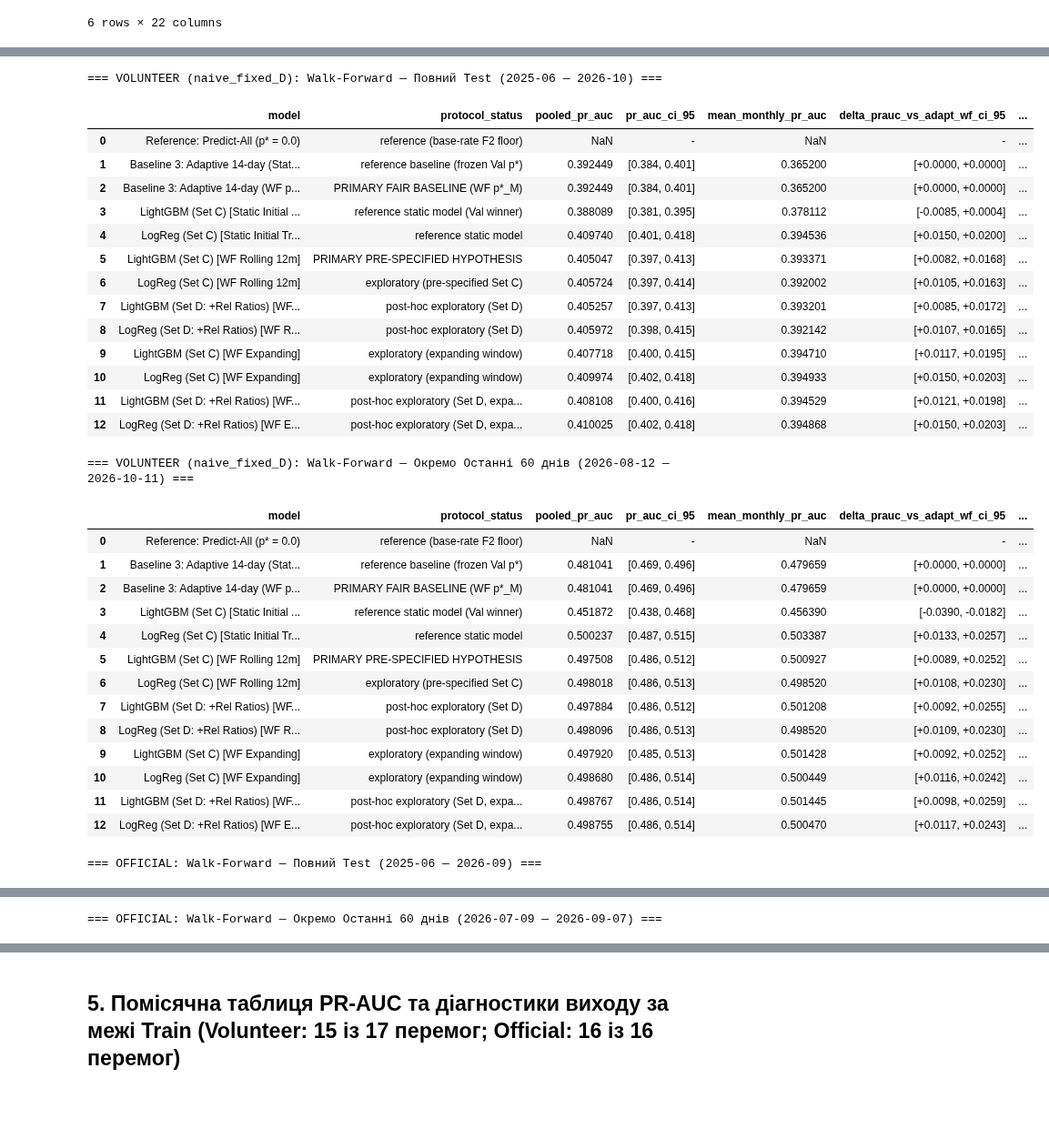
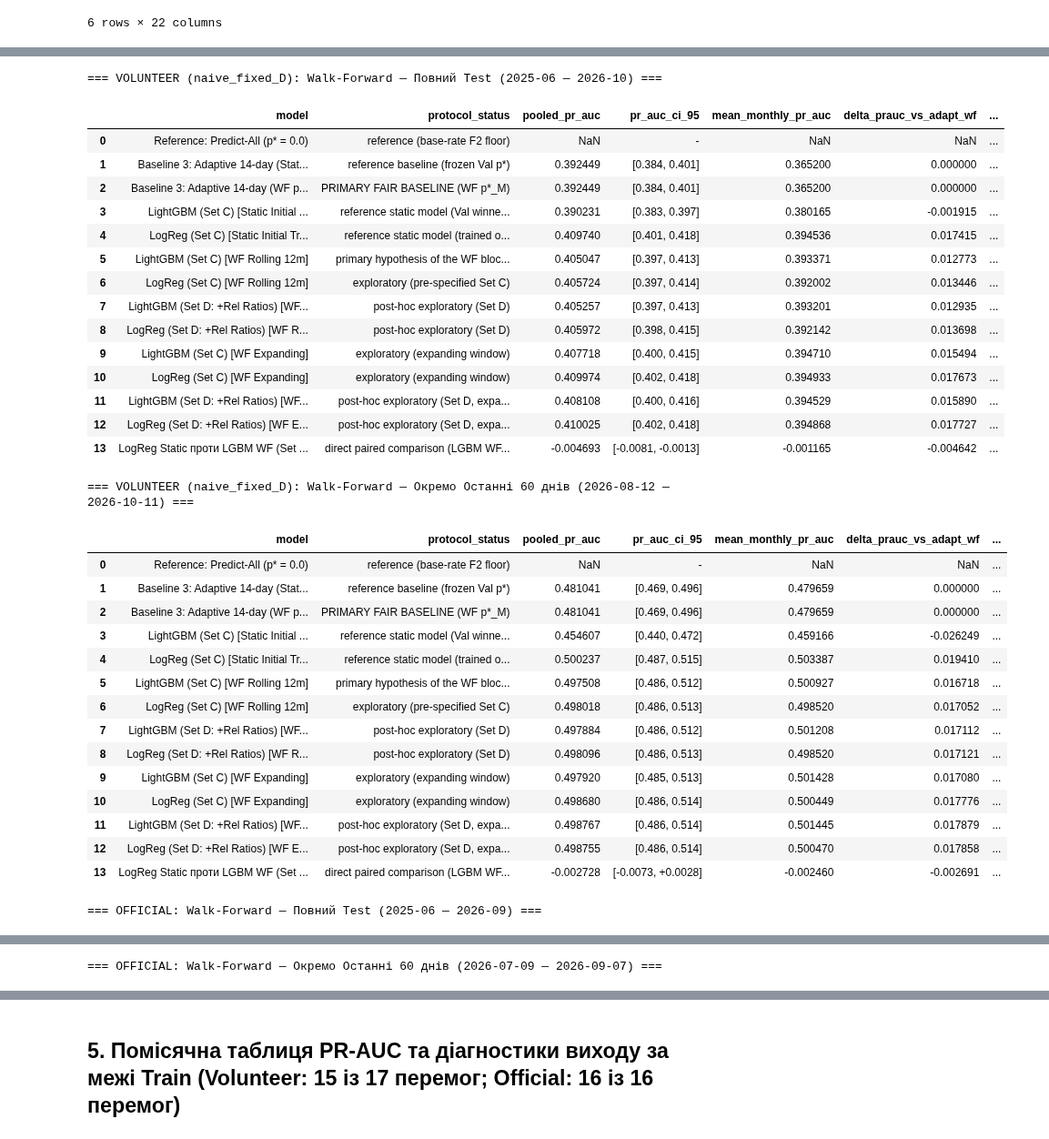
Before and after one commit to Yaroo-a/ukrainian-air-raid-sirens-analysis, a Jupyter notebook: notebooks/05_ml_forecasting_experiment.ipynb, the cells around one changed output, grey strips where cells are left out. Shown at 91% size. Saved outputs shown, nothing was run; the diff lists cells and outputs as text; code cells hidden in the pictures; blank space fills up the shorter version.

```diff
--- a/notebooks/05_ml_forecasting_experiment.ipynb
+++ b/notebooks/05_ml_forecasting_experiment.ipynb
@@ -159,42 +162,44 @@ display(sens_vol)
 # %%
-cols_wf = ["model", "protocol_status", "pooled_pr_auc", "pr_auc_ci_95", "mean_monthly_pr_auc", "delta_prauc_vs_adapt_wf_ci_95", "prec_at_adapt_recall", "f2_score", "f2_ci_95"]
+cols_wf = ["model", "protocol_status", "pooled_pr_auc", "pr_auc_ci_95", "mean_monthly_pr_auc", "delta_prauc_vs_adapt_wf", "delta_prauc_vs_adapt_wf_ci_95", "prec_at_adapt_recall", "f2_score", "f2_ci_95"]
 print("=== VOLUNTEER (naive_fixed_D): Walk-Forward — Повний Test (2025-06 — 2026-10) ===")
 display(wf_vol_full[cols_wf])
 print("\n=== VOLUNTEER (naive_fixed_D): Walk-Forward — Окремо Останні 60 днів (2026-08-12 — 2026-10-11) ===")
 display(wf_vol_rec[cols_wf])
 print("\n=== OFFICIAL: Walk-Forward — Повний Test (2025-06 — 2026-09) ===")
 display(wf_off_full[cols_wf])
 print("\n=== OFFICIAL: Walk-Forward — Окремо Останні 60 днів (2026-07-09 — 2026-09-07) ===")
 display(wf_off_rec[cols_wf])
 # %% [output]
 === VOLUNTEER (naive_fixed_D): Walk-Forward — Повний Test (2025-06 — 2026-10) ===
-|  | model | protocol_status | pooled_pr_auc | pr_auc_ci_95 | mean_monthly_pr_auc | delta_prauc_vs_adapt_wf_ci_95 | ... |
-| 0 | Reference: Predict-All (p* = 0.0) | reference (base-rate F2 floor) | NaN | - | NaN | - | ... |
-| 1 | Baseline 3: Adaptive 14-day (Stat... | reference baseline (frozen Val p*) | 0.392449 | [0.384, 0.401] | 0.365200 | [+0.0000, +0.0000] | ... |
-| 2 | Baseline 3: Adaptive 14-day (WF p... | PRIMARY FAIR BASELINE (WF p*_M) | 0.392449 | [0.384, 0.401] | 0.365200 | [+0.0000, +0.0000] | ... |
-| 3 | LightGBM (Set C) [Static Initial ... | reference static model (Val winner) | 0.388089 | [0.381, 0.395] | 0.378112 | [-0.0085, +0.0004] | ... |
-| 4 | LogReg (Set C) [Static Initial Tr... | reference static model | 0.409740 | [0.401, 0.418] | 0.394536 | [+0.0150, +0.0200] | ... |
-| 5 | LightGBM (Set C) [WF Rolling 12m] | PRIMARY PRE-SPECIFIED HYPOTHESIS | 0.405047 | [0.397, 0.413] | 0.393371 | [+0.0082, +0.0168] | ... |
-| 6 | LogReg (Set C) [WF Rolling 12m] | exploratory (pre-specified Set C) | 0.405724 | [0.397, 0.414] | 0.392002 | [+0.0105, +0.0163] | ... |
-| 7 | LightGBM (Set D: +Rel Ratios) [WF... | post-hoc exploratory (Set D) | 0.405257 | [0.397, 0.413] | 0.393201 | [+0.0085, +0.0172] | ... |
-| 8 | LogReg (Set D: +Rel Ratios) [WF R... | post-hoc exploratory (Set D) | 0.405972 | [0.398, 0.415] | 0.392142 | [+0.0107, +0.0165] | ... |
-| 9 | LightGBM (Set C) [WF Expanding] | exploratory (expanding window) | 0.407718 | [0.400, 0.415] | 0.394710 | [+0.0117, +0.0195] | ... |
-| 10 | LogReg (Set C) [WF Expanding] | exploratory (expanding window) | 0.409974 | [0.402, 0.418] | 0.394933 | [+0.0150, +0.0203] | ... |
-| 11 | LightGBM (Set D: +Rel Ratios) [WF... | post-hoc exploratory (Set D, expa... | 0.408108 | [0.400, 0.416] | 0.394529 | [+0.0121, +0.0198] | ... |
-| 12 | LogReg (Set D: +Rel Ratios) [WF E... | post-hoc exploratory (Set D, expa... | 0.410025 | [0.402, 0.418] | 0.394868 | [+0.0150, +0.0203] | ... |
+|  | model | protocol_status | pooled_pr_auc | pr_auc_ci_95 | mean_monthly_pr_auc | delta_prauc_vs_adapt_wf | ... |
+| 0 | Reference: Predict-All (p* = 0.0) | reference (base-rate F2 floor) | NaN | - | NaN | NaN | ... |
+| 1 | Baseline 3: Adaptive 14-day (Stat... | reference baseline (frozen Val p*) | 0.392449 | [0.384, 0.401] | 0.365200 | 0.000000 | ... |
+| 2 | Baseline 3: Adaptive 14-day (WF p... | PRIMARY FAIR BASELINE (WF p*_M) | 0.392449 | [0.384, 0.401] | 0.365200 | 0.000000 | ... |
+| 3 | LightGBM (Set C) [Static Initial ... | reference static model (Val winne... | 0.390231 | [0.383, 0.397] | 0.380165 | -0.001915 | ... |
+| 4 | LogReg (Set C) [Static Initial Tr... | reference static model (trained o... | 0.409740 | [0.401, 0.418] | 0.394536 | 0.017415 | ... |
+| 5 | LightGBM (Set C) [WF Rolling 12m] | primary hypothesis of the WF bloc... | 0.405047 | [0.397, 0.413] | 0.393371 | 0.012773 | ... |
+| 6 | LogReg (Set C) [WF Rolling 12m] | exploratory (pre-specified Set C) | 0.405724 | [0.397, 0.414] | 0.392002 | 0.013446 | ... |
+| 7 | LightGBM (Set D: +Rel Ratios) [WF... | post-hoc exploratory (Set D) | 0.405257 | [0.397, 0.413] | 0.393201 | 0.012935 | ... |
+| 8 | LogReg (Set D: +Rel Ratios) [WF R... | post-hoc exploratory (Set D) | 0.405972 | [0.398, 0.415] | 0.392142 | 0.013698 | ... |
+| 9 | LightGBM (Set C) [WF Expanding] | exploratory (expanding window) | 0.407718 | [0.400, 0.415] | 0.394710 | 0.015494 | ... |
+| 10 | LogReg (Set C) [WF Expanding] | exploratory (expanding window) | 0.409974 | [0.402, 0.418] | 0.394933 | 0.017673 | ... |
+| 11 | LightGBM (Set D: +Rel Ratios) [WF... | post-hoc exploratory (Set D, expa... | 0.408108 | [0.400, 0.416] | 0.394529 | 0.015890 | ... |
+| 12 | LogReg (Set D: +Rel Ratios) [WF E... | post-hoc exploratory (Set D, expa... | 0.410025 | [0.402, 0.418] | 0.394868 | 0.017727 | ... |
+| 13 | LogReg Static проти LGBM WF (Set ... | direct paired comparison (LGBM WF... | -0.004693 | [-0.0081, -0.0013] | -0.001165 | -0.004642 | ... |
 === VOLUNTEER (naive_fixed_D): Walk-Forward — Окремо Останні 60 днів (2026-08-12 — 2026-10-11) ===
-|  | model | protocol_status | pooled_pr_auc | pr_auc_ci_95 | mean_monthly_pr_auc | delta_prauc_vs_adapt_wf_ci_95 | ... |
-| 0 | Reference: Predict-All (p* = 0.0) | reference (base-rate F2 floor) | NaN | - | NaN | - | ... |
-| 1 | Baseline 3: Adaptive 14-day (Stat... | reference baseline (frozen Val p*) | 0.481041 | [0.469, 0.496] | 0.479659 | [+0.0000, +0.0000] | ... |
-| 2 | Baseline 3: Adaptive 14-day (WF p... | PRIMARY FAIR BASELINE (WF p*_M) | 0.481041 | [0.469, 0.496] | 0.479659 | [+0.0000, +0.0000] | ... |
-| 3 | LightGBM (Set C) [Static Initial ... | reference static model (Val winner) | 0.451872 | [0.438, 0.468] | 0.456390 | [-0.0390, -0.0182] | ... |
-| 4 | LogReg (Set C) [Static Initial Tr... | reference static model | 0.500237 | [0.487, 0.515] | 0.503387 | [+0.0133, +0.0257] | ... |
-| 5 | LightGBM (Set C) [WF Rolling 12m] | PRIMARY PRE-SPECIFIED HYPOTHESIS | 0.497508 | [0.486, 0.512] | 0.500927 | [+0.0089, +0.0252] | ... |
-| 6 | LogReg (Set C) [WF Rolling 12m] | exploratory (pre-specified Set C) | 0.498018 | [0.486, 0.513] | 0.498520 | [+0.0108, +0.0230] | ... |
-| 7 | LightGBM (Set D: +Rel Ratios) [WF... | post-hoc exploratory (Set D) | 0.497884 | [0.486, 0.512] | 0.501208 | [+0.0092, +0.0255] | ... |
-| 8 | LogReg (Set D: +Rel Ratios) [WF R... | post-hoc exploratory (Set D) | 0.498096 | [0.486, 0.513] | 0.498520 | [+0.0109, +0.0230] | ... |
-| 9 | LightGBM (Set C) [WF Expanding] | exploratory (expanding window) | 0.497920 | [0.485, 0.513] | 0.501428 | [+0.0092, +0.0252] | ... |
-| 10 | LogReg (Set C) [WF Expanding] | exploratory (expanding window) | 0.498680 | [0.486, 0.514] | 0.500449 | [+0.0116, +0.0242] | ... |
-| 11 | LightGBM (Set D: +Rel Ratios) [WF... | post-hoc exploratory (Set D, expa... | 0.498767 | [0.486, 0.514] | 0.501445 | [+0.0098, +0.0259] | ... |
-| 12 | LogReg (Set D: +Rel Ratios) [WF E... | post-hoc exploratory (Set D, expa... | 0.498755 | [0.486, 0.514] | 0.500470 | [+0.0117, +0.0243] | ... |
+|  | model | protocol_status | pooled_pr_auc | pr_auc_ci_95 | mean_monthly_pr_auc | delta_prauc_vs_adapt_wf | ... |
+| 0 | Reference: Predict-All (p* = 0.0) | reference (base-rate F2 floor) | NaN | - | NaN | NaN | ... |
+| 1 | Baseline 3: Adaptive 14-day (Stat... | reference baseline (frozen Val p*) | 0.481041 | [0.469, 0.496] | 0.479659 | 0.000000 | ... |
+| 2 | Baseline 3: Adaptive 14-day (WF p... | PRIMARY FAIR BASELINE (WF p*_M) | 0.481041 | [0.469, 0.496] | 0.479659 | 0.000000 | ... |
+| 3 | LightGBM (Set C) [Static Initial ... | reference static model (Val winne... | 0.454607 | [0.440, 0.472] | 0.459166 | -0.026249 | ... |
+| 4 | LogReg (Set C) [Static Initial Tr... | reference static model (trained o... | 0.500237 | [0.487, 0.515] | 0.503387 | 0.019410 | ... |
+| 5 | LightGBM (Set C) [WF Rolling 12m] | primary hypothesis of the WF bloc... | 0.497508 | [0.486, 0.512] | 0.500927 | 0.016718 | ... |
+| 6 | LogReg (Set C) [WF Rolling 12m] | exploratory (pre-specified Set C) | 0.498018 | [0.486, 0.513] | 0.498520 | 0.017052 | ... |
+| 7 | LightGBM (Set D: +Rel Ratios) [WF... | post-hoc exploratory (Set D) | 0.497884 | [0.486, 0.512] | 0.501208 | 0.017112 | ... |
+| 8 | LogReg (Set D: +Rel Ratios) [WF R... | post-hoc exploratory (Set D) | 0.498096 | [0.486, 0.513] | 0.498520 | 0.017121 | ... |
+| 9 | LightGBM (Set C) [WF Expanding] | exploratory (expanding window) | 0.497920 | [0.485, 0.513] | 0.501428 | 0.017080 | ... |
+| 10 | LogReg (Set C) [WF Expanding] | exploratory (expanding window) | 0.498680 | [0.486, 0.514] | 0.500449 | 0.017776 | ... |
+| 11 | LightGBM (Set D: +Rel Ratios) [WF... | post-hoc exploratory (Set D, expa... | 0.498767 | [0.486, 0.514] | 0.501445 | 0.017879 | ... |
+| 12 | LogReg (Set D: +Rel Ratios) [WF E... | post-hoc exploratory (Set D, expa... | 0.498755 | [0.486, 0.514] | 0.500470 | 0.017858 | ... |
+| 13 | LogReg Static проти LGBM WF (Set ... | direct paired comparison (LGBM WF... | -0.002728 | [-0.0073, +0.0028] | -0.002460 | -0.002691 | ... |
 === OFFICIAL: Walk-Forward — Повний Test (2025-06 — 2026-09) ===
```
Also changed, not shown: parts of 6 cells of this notebook, 40 other files.
